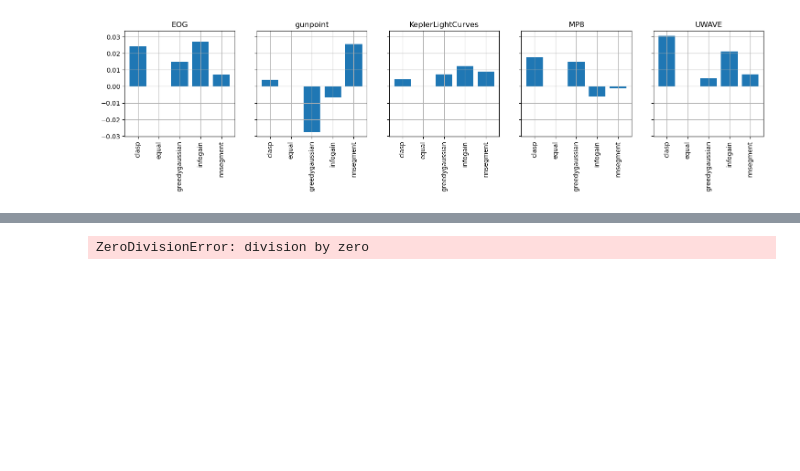
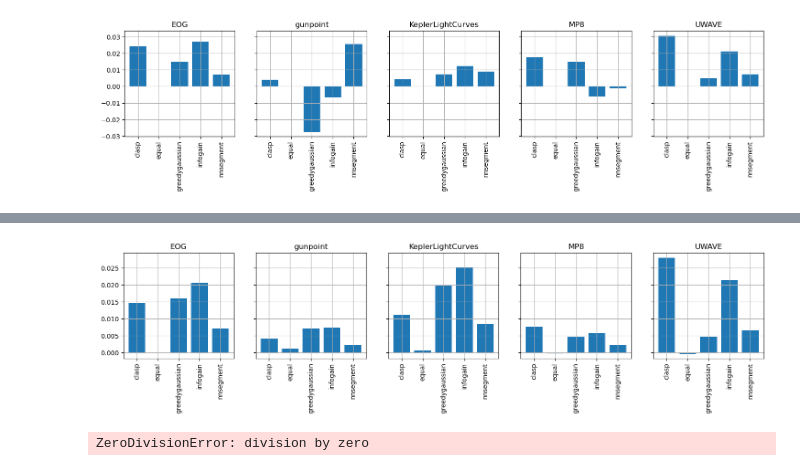
Before and after one commit to davide-serramazza/segment_SHAP, a Jupyter notebook: analysis.ipynb, the cells around one changed output, grey strips where cells are left out. Cells and saved outputs as stored; diff of their text form; code cells hidden in the pictures; blank space fills up the shorter version.

```diff
--- a/analysis.ipynb
+++ b/analysis.ipynb
@@ -350,3 +380,33 @@ for i, dataset_name in enumerate(dataset_names):
+# %%
+dataset_names = df["Dataset"].unique()
+segmentation_names = df['Segmentation'].unique()
+
+mask = (df["Metric"]=='AUCSE_top') # , ["Dataset", "Segmentation", "Perturb", "Result"]
+df2 = df.loc[mask].groupby(["Dataset", "Segmentation", "Normalization"]).agg({'Result': "mean"}).reset_index()
+
+fig, ax = plt.subplots(1, len(dataset_names), figsize = (18,3), sharex=False, sharey=True)
+
+for i, dataset_name in enumerate(dataset_names):
+
+    mask = (df2["Dataset"]==dataset_name)
+    df3 = df2.loc[mask, ["Segmentation", "Normalization", "Result"]]
+    ax[i].set_title(dataset_name)
+
+    mask = (df3["Normalization"]=="default")
+    df4 = df3.loc[mask, ["Segmentation", "Result"]]
+
+    x = df4["Segmentation"].values
+    y1 = df4["Result"].values
+
+    mask = (df3["Normalization"]=="normalized")
+    df5 = df3.loc[mask, ["Segmentation", "Result"]]
+    y2 = df5["Result"].values
+
+    ax[i].bar(x, y2-y1)
+    ax[i].grid()
+    ax[i].tick_params("x", rotation=90)
+# %% [output]
+[figure, added]
 # %%
 0/0
 # %% [output]
```
Also changed, not shown: parts of 1 cell of this notebook, 1 other file.
